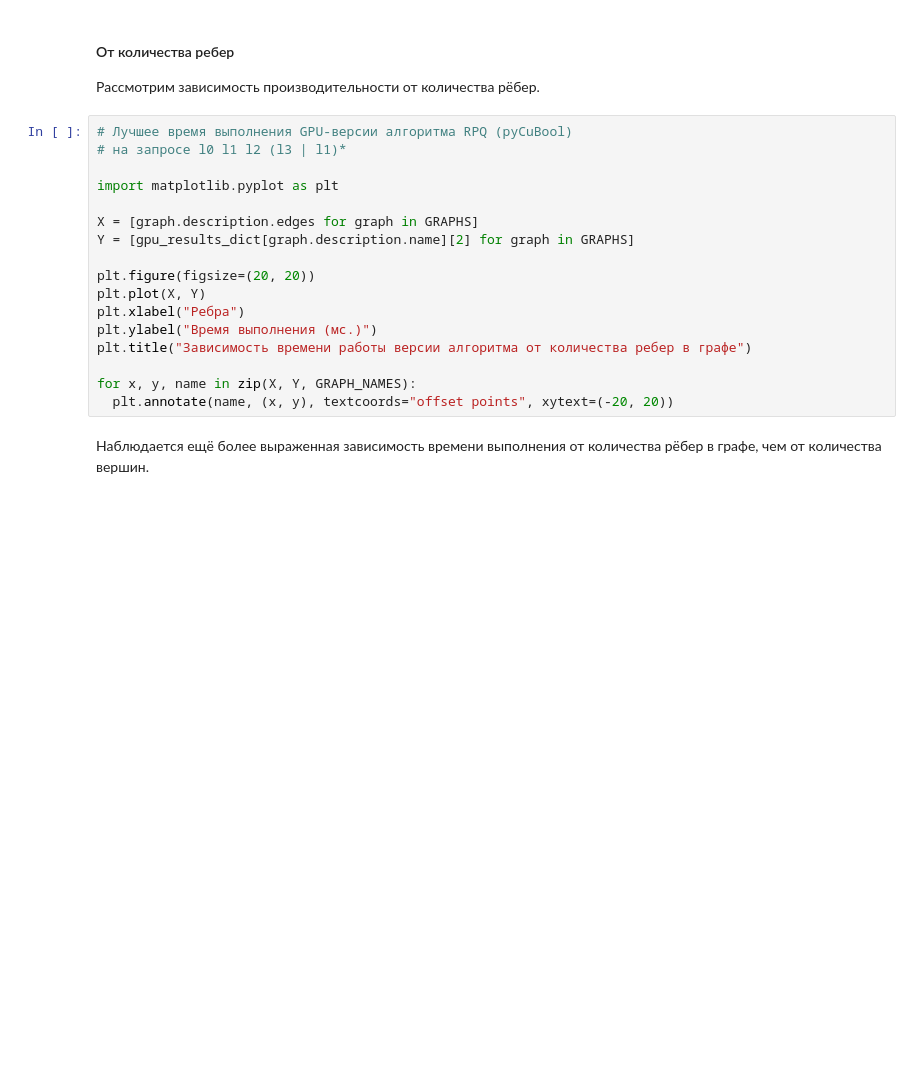
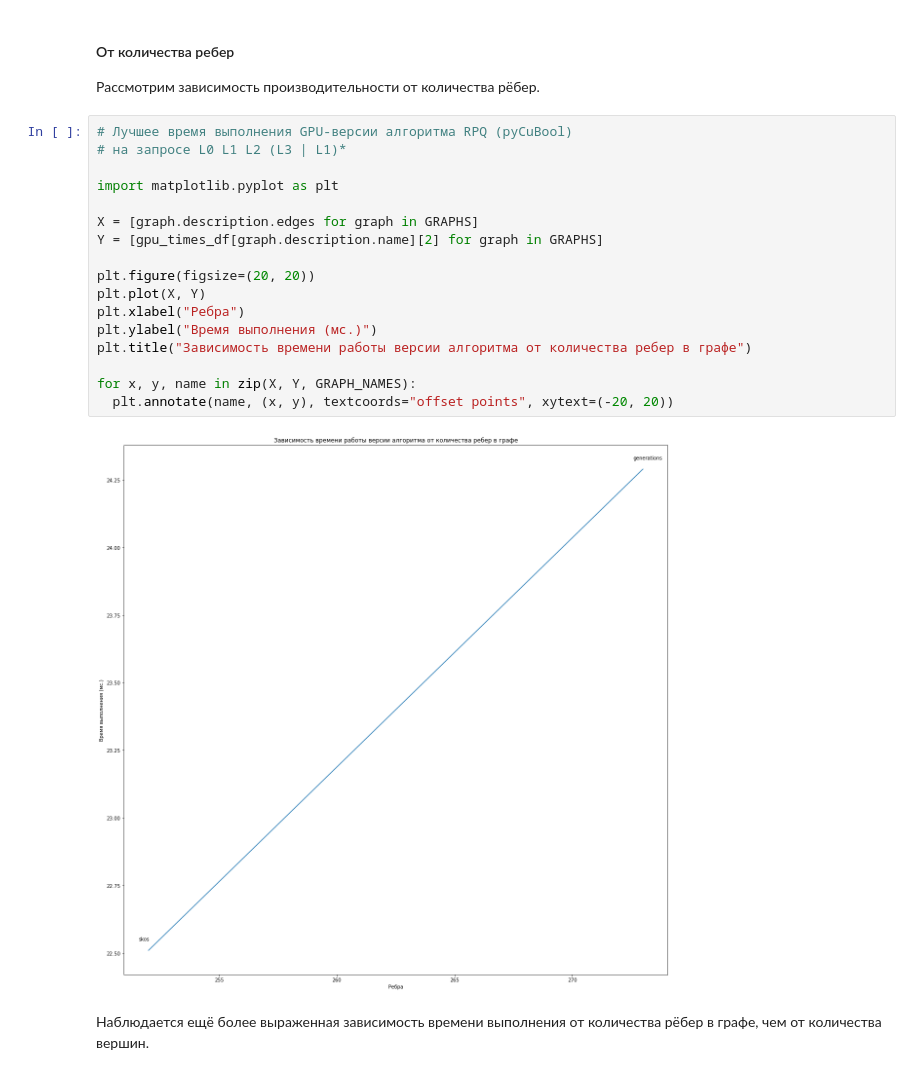
Before and after one commit to FormalLanguageConstrainedPathQuerying/formal-lang-course, a Jupyter notebook: researches/rpq_research.ipynb, the cells around one changed output. Cells and saved outputs as stored; diff of their text form; blank space fills up the shorter version.

```diff
--- a/researches/rpq_research.ipynb
+++ b/researches/rpq_research.ipynb
@@ -887,21 +900,23 @@ for x, y, name in zip(X, Y, GRAPH_NAMES):
 Рассмотрим зависимость производительности от количества рёбер.
 # %%
 # Лучшее время выполнения GPU-версии алгоритма RPQ (pyCuBool)
-# на запросе l0 l1 l2 (l3 | l1)*
+# на запросе L0 L1 L2 (L3 | L1)*
 
 import matplotlib.pyplot as plt
 
 X = [graph.description.edges for graph in GRAPHS]
-Y = [gpu_results_dict[graph.description.name][2] for graph in GRAPHS]
+Y = [gpu_times_df[graph.description.name][2] for graph in GRAPHS]
 
 plt.figure(figsize=(20, 20))
 plt.plot(X, Y)
 plt.xlabel("Ребра")
 plt.ylabel("Время выполнения (мс.)")
 plt.title("Зависимость времени работы версии алгоритма от количества ребер в графе")
 
 for x, y, name in zip(X, Y, GRAPH_NAMES):
   plt.annotate(name, (x, y), textcoords="offset points", xytext=(-20, 20))
+# %% [output]
+[figure, added]
 # %% [markdown]
 Наблюдается ещё более выраженная зависимость времени выполнения от количества рёбер в графе, чем от количества вершин.
 # %% [markdown]
```
Also changed, not shown: parts of 14 cells of this notebook.
